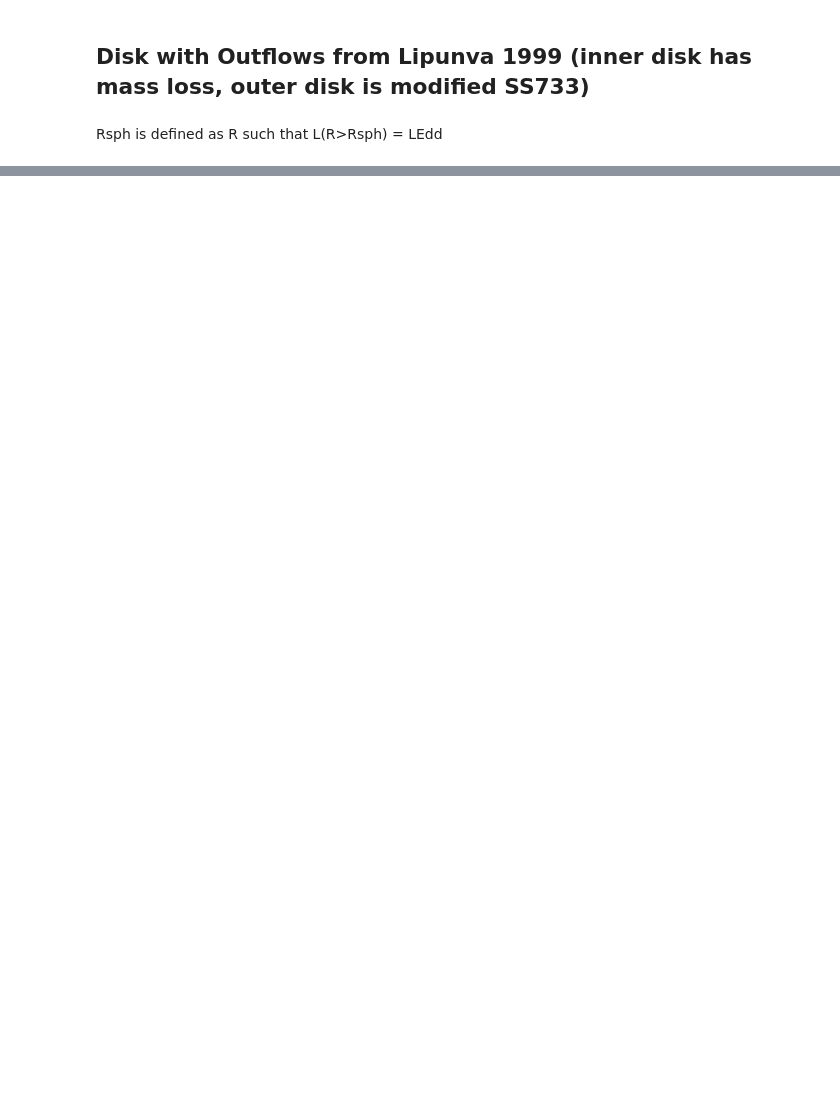
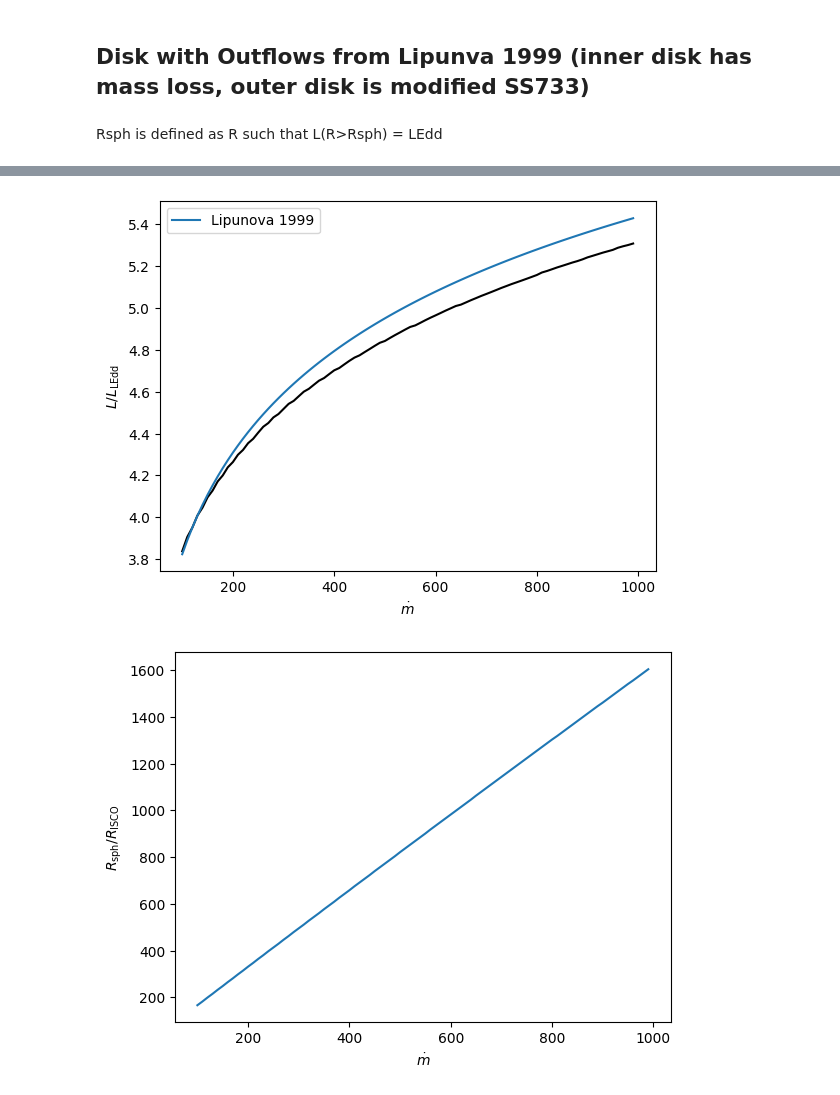
Before and after one commit to andresgur/accretion-disks, a Jupyter notebook: docs/examples.ipynb, the cells around one changed output, grey strips where cells are left out. Drawn from its saved outputs; the diff is of its cells as text; code cells hidden in the pictures; blank space fills up the shorter version.

```diff
--- a/docs/examples.ipynb
+++ b/docs/examples.ipynb
@@ -44,0 +66,27 @@ Total disk luminosity 5.31 LEdd
+# %%
+# Disk luminosity is \propto ln \mdot
+# The dependency quoted by Lipunva (which is approximate) is shown by comparison
+mdots = np.arange(100, 1000, 10)
+lums = np.empty(len(mdots), dtype=float)
+Rsphs = np.empty(len(mdots), dtype=float)
+for i, mdot in enumerate(mdots):
+    disk.mdot = mdot
+    lums[i] = disk.L()
+    Rsphs[i] = disk.Rsph
+plt.plot(mdots, lums / disk.CO.LEdd, color="black")
+plt.xlabel(r"$\dot{m}$")
+plt.plot(mdots, lipunova_lum(mdots), label="Lipunova 1999")
+plt.plot(mdots, poutanen(mdots), label="Lipunova 1999")
+plt.ylabel(r"$L/L_\mathrm{LEdd}$")
+plt.legend()
+
+
+plt.figure()
+plt.plot(mdots, Rsphs / disk.CO.Risco)
+plt.xlabel(r"$\dot{m}$")
+plt.ylabel(r"$R_\mathrm{sph}/R_\mathrm{ISCO}$")
+lipunovaRsph = 1.62
+np.testing.assert_allclose(Rsphs / disk.CO.Risco / mdots, lipunovaRsph, rtol=1e-1)
+# %% [output]
+[figure, added]
+[figure, added]
```
Also changed, not shown: parts of 5 cells of this notebook, 1 other file.
